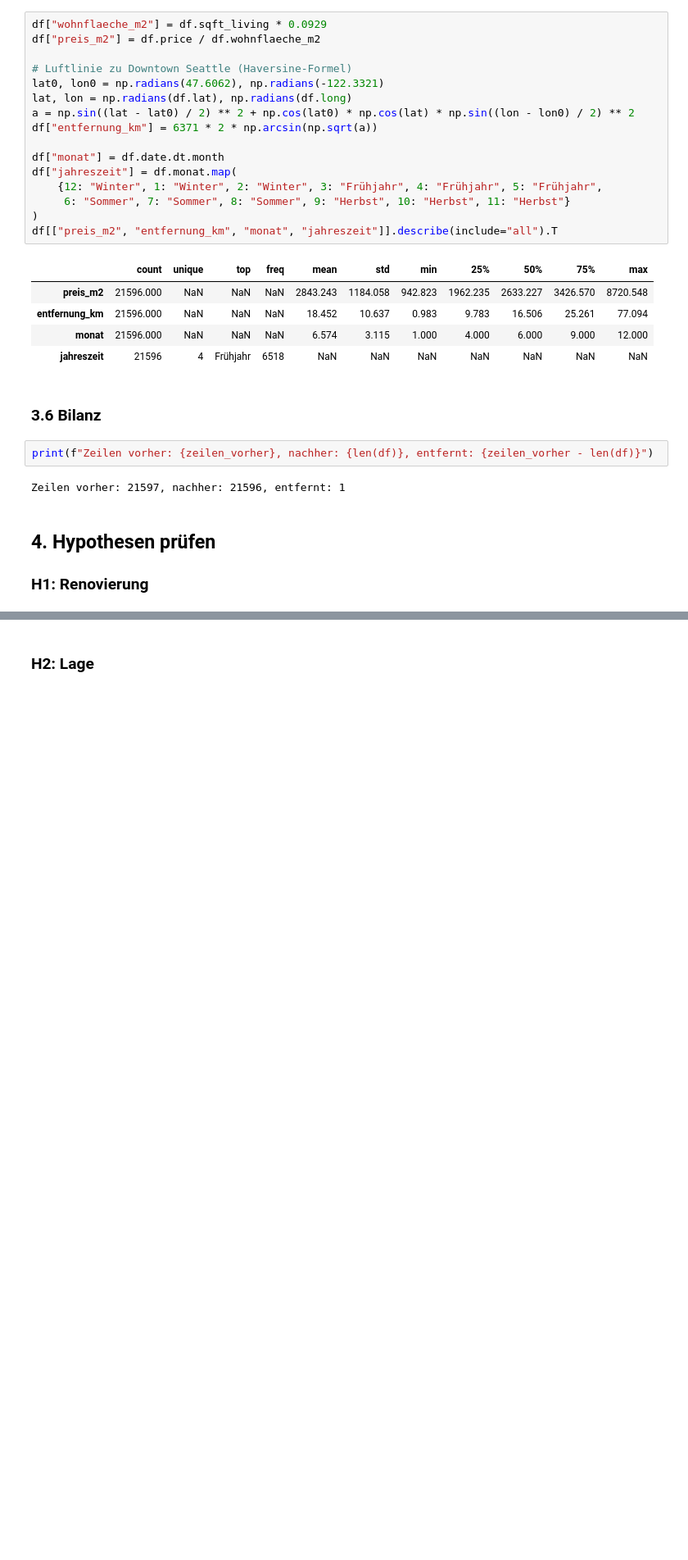
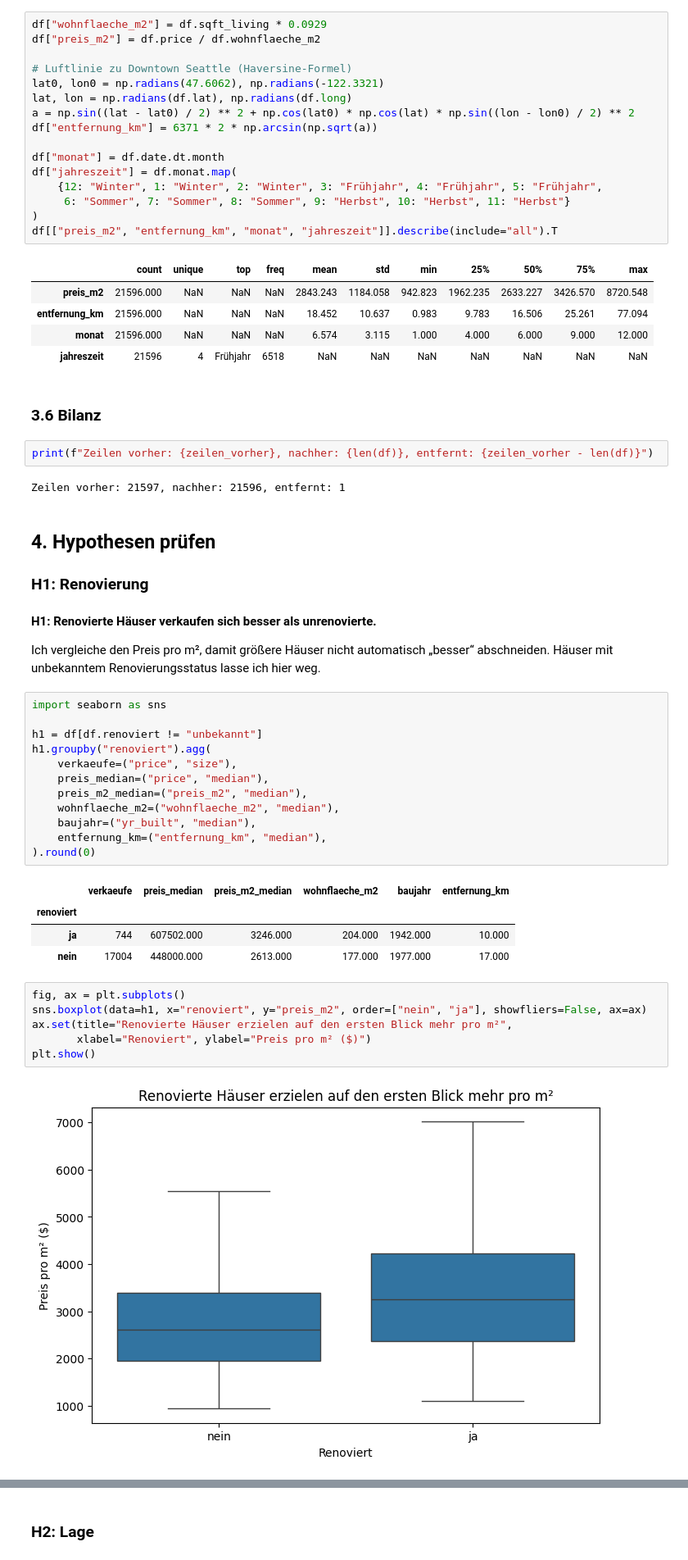
Before and after one commit to karstenuhlighh/king-county-eda, a Jupyter notebook: 04_eda.ipynb, the cells around one changed output, grey strips where cells are left out. Shown at 82% size. Saved outputs shown, nothing was run; the diff lists cells and outputs as text; blank space fills up the shorter version.

Commit message:
H1 bis H3: Renovierung, Lage mit Karten, Verkaufszeitpunkt
Co-Authored-By: Claude Opus 5.5 <noreply@anthropic.com>

```diff
--- a/04_eda.ipynb
+++ b/04_eda.ipynb
@@ -218,3 +218,32 @@ Zeilen vorher: 21597, nachher: 21596, entfernt: 1
 ## 4. Hypothesen prüfen
 
 ### H1: Renovierung
+# %% [markdown]
+**H1: Renovierte Häuser verkaufen sich besser als unrenovierte.**
+
+Ich vergleiche den Preis pro m², damit größere Häuser nicht automatisch „besser“ abschneiden. Häuser mit unbekanntem Renovierungsstatus lasse ich hier weg.
+# %%
+import seaborn as sns
+
+h1 = df[df.renoviert != "unbekannt"]
+h1.groupby("renoviert").agg(
+    verkaeufe=("price", "size"),
+    preis_median=("price", "median"),
+    preis_m2_median=("preis_m2", "median"),
+    wohnflaeche_m2=("wohnflaeche_m2", "median"),
+    baujahr=("yr_built", "median"),
+    entfernung_km=("entfernung_km", "median"),
+).round(0)
+# %% [output]
+|  | verkaeufe | preis_median | preis_m2_median | wohnflaeche_m2 | baujahr | entfernung_km |
+| renoviert |  |  |  |  |  |  |
+| ja | 744 | 607502.000 | 3246.000 | 204.000 | 1942.000 | 10.000 |
+| nein | 17004 | 448000.000 | 2613.000 | 177.000 | 1977.000 | 17.000 |
+# %%
+fig, ax = plt.subplots()
+sns.boxplot(data=h1, x="renoviert", y="preis_m2", order=["nein", "ja"], showfliers=False, ax=ax)
+ax.set(title="Renovierte Häuser erzielen auf den ersten Blick mehr pro m²",
+       xlabel="Renoviert", ylabel="Preis pro m² ($)")
+plt.show()
+# %% [output]
+[figure, added]
```
Also changed, not shown: parts of 31 cells of this notebook, 2 other files.
